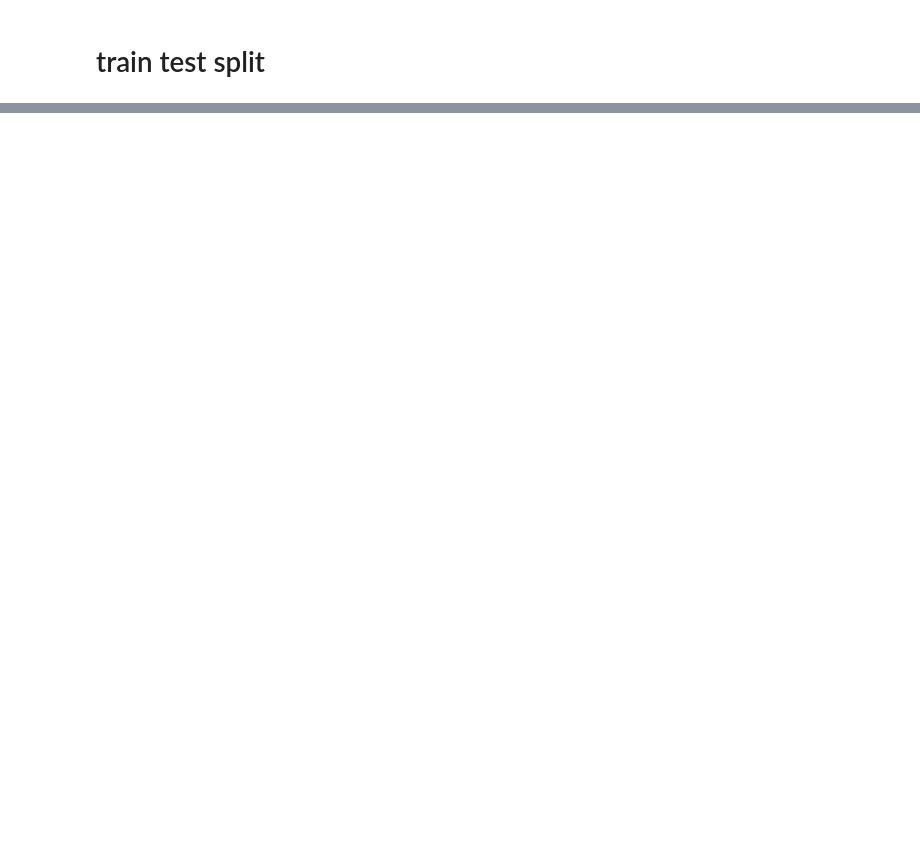
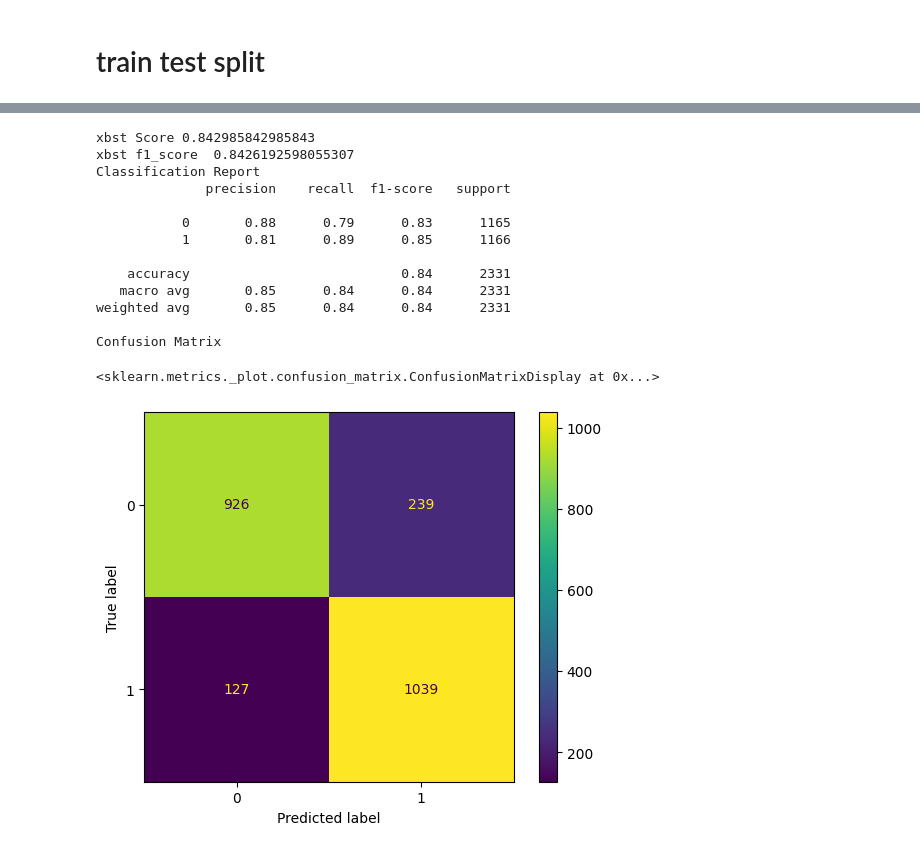
Before and after one commit to linisha04/Predict-the-Success-of-Bank-telemarketing, a Jupyter notebook: liniiiii.ipynb, the cells around one changed output, grey strips where cells are left out. Cells and saved outputs as stored; diff of their text form; code cells hidden in the pictures; blank space fills up the shorter version.

```diff
--- a/liniiiii.ipynb
+++ b/liniiiii.ipynb
@@ -988,0 +1051,43 @@ Name: count, dtype: int64
+# %%
+from xgboost import XGBClassifier
+
+from sklearn.svm import SVC
+
+
+bst = XGBClassifier(use_label_encoder=False, eval_metric='logloss' , subsample=1 ,learning_rate=0.1)
+
+ytrain_numeric = ytrain.map({'yes': 1, 'no': 0})
+ytest_numeric = ytest.map({'yes': 1, 'no': 0})
+
+xbst=Pipeline(steps=[('col_transformer',col_transformer),('bst',bst)])
+
+xbst.fit(xtrain, ytrain_numeric)
+
+ypredicted_xbst=xbst.predict(xtest)
+
+print(   'xbst Score'   ,  xbst.score(xtest,ytest_numeric)  )
+
+print(   'xbst f1_score '  ,     f1_score(ytest_numeric, ypredicted_xbst  , average='weighted')    )
+
+print('Classification Report' )
+
+print(classification_report(ytest_numeric ,ypredicted_xbst ))
+
+print('Confusion Matrix')
+ConfusionMatrixDisplay.from_estimator(xbst,xtest,ytest_numeric)
+# %% [output]
+xbst Score 0.842985842985843
+xbst f1_score  0.8426192598055307
+Classification Report
+              precision    recall  f1-score   support
+
+           0       0.88      0.79      0.83      1165
+           1       0.81      0.89      0.85      1166
+
+    accuracy                           0.84      2331
+   macro avg       0.85      0.84      0.84      2331
+weighted avg       0.85      0.84      0.84      2331
+
+Confusion Matrix
+<sklearn.metrics._plot.confusion_matrix.ConfusionMatrixDisplay at 0x...>
+[figure, added]
```
Also changed, not shown: parts of 33 cells of this notebook.
